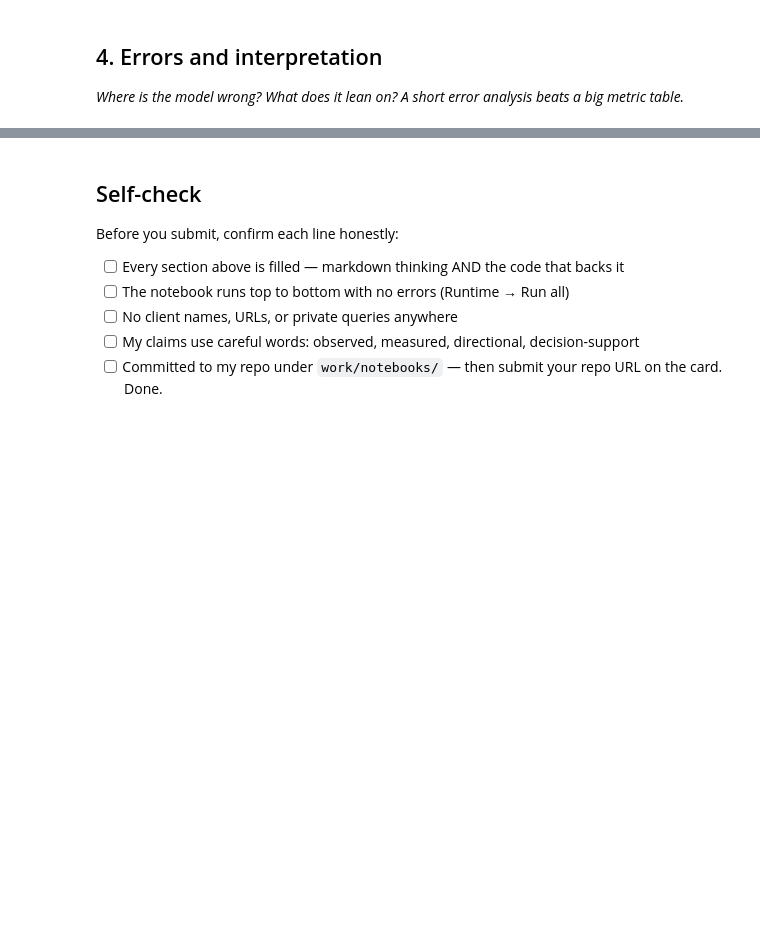
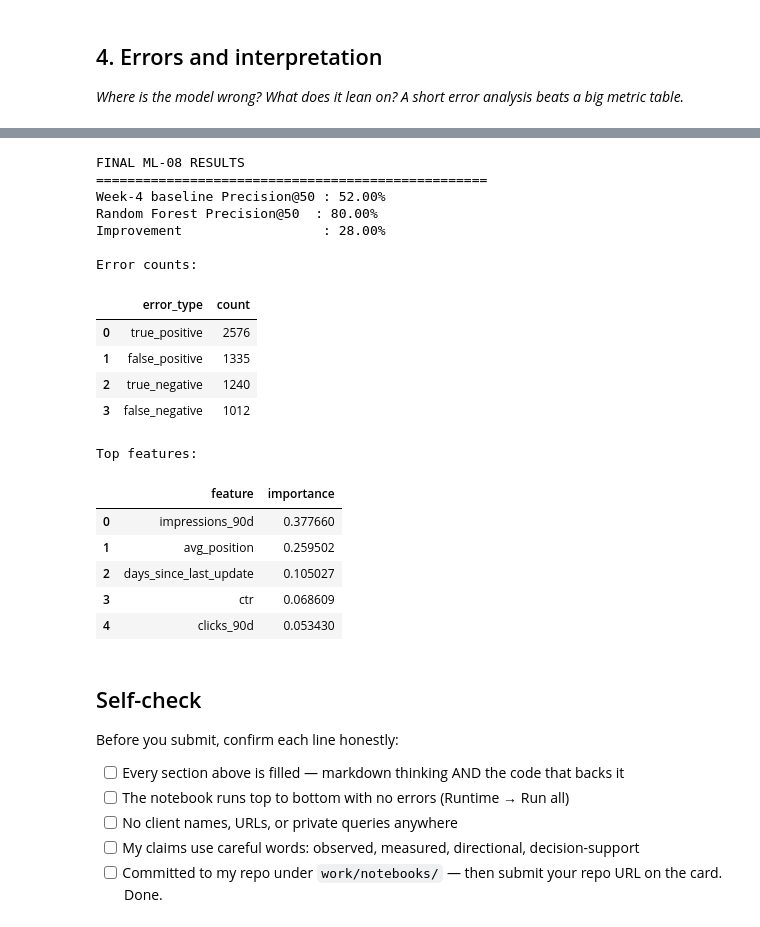
Before and after one commit to krihna7/flyrank-ML-internship, a Jupyter notebook: work/notebooks/w05_model.ipynb, the cells around one changed output, grey strips where cells are left out. Cells and saved outputs as stored; diff of their text form; code cells hidden in the pictures; blank space fills up the shorter version.

```diff
--- a/work/notebooks/w05_model.ipynb
+++ b/work/notebooks/w05_model.ipynb
@@ -37,3 +1132,38 @@ This skeleton is yours to fill. Work the sections **in order** — each one has
+# %%
+# Final ML-08 summary
+
+print("FINAL ML-08 RESULTS")
+print("=" * 50)
+
+print(f"Week-4 baseline Precision@50 : {baseline_p50:.2%}")
+print(f"Random Forest Precision@50  : {model_p50:.2%}")
+print(f"Improvement                  : {(model_p50 - baseline_p50):.2%}")
+
+print("\nError counts:")
+display(error_counts)
+
+print("\nTop features:")
+display(feature_importance.head(5))
+# %% [output]
+FINAL ML-08 RESULTS
+==================================================
+Week-4 baseline Precision@50 : 52.00%
+Random Forest Precision@50  : 80.00%
+Improvement                  : 28.00%
+
+Error counts:
+|  | error_type | count |
+| 0 | true_positive | 2576 |
+| 1 | false_positive | 1335 |
+| 2 | true_negative | 1240 |
+| 3 | false_negative | 1012 |
+Top features:
+|  | feature | importance |
+| 0 | impressions_90d | 0.377660 |
+| 1 | avg_position | 0.259502 |
+| 2 | days_since_last_update | 0.105027 |
+| 3 | ctr | 0.068609 |
+| 4 | clicks_90d | 0.053430 |
 # %% [markdown]
 ## Self-check
 
```
Also changed, not shown: parts of 22 cells of this notebook.
